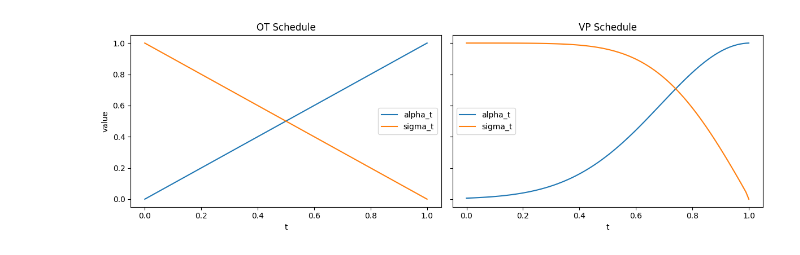
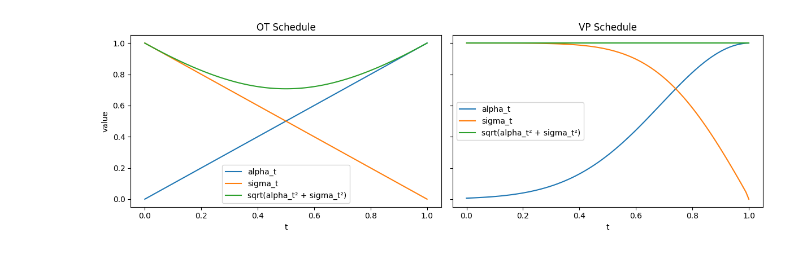
Before and after one commit to myasincifci/thesis_plots, a Jupyter notebook: fm_schedules.ipynb, the cells around one changed output. Saved outputs shown, nothing was run; the diff lists cells and outputs as text; code cells hidden in the pictures.

```diff
--- a/fm_schedules.ipynb
+++ b/fm_schedules.ipynb
@@ -11,20 +11,22 @@ vp_schedule = VPScheduler()(t)
 # %%
 fig, axes = plt.subplots(1, 2, figsize=(12, 4), sharey=True)
 
 axes[0].plot(t.numpy(), ot_schedule.alpha_t.numpy(), label='alpha_t')
 axes[0].plot(t.numpy(), ot_schedule.sigma_t.numpy(), label='sigma_t')
+axes[0].plot(t.numpy(), torch.sqrt(ot_schedule.alpha_t**2 + ot_schedule.sigma_t**2).numpy(), label='sqrt(alpha_t² + sigma_t²)')
 axes[0].set_title('OT Schedule')
 axes[0].set_xlabel('t')
 axes[0].set_ylabel('value')
 axes[0].legend()
 
 axes[1].plot(t.numpy(), vp_schedule.alpha_t.numpy(), label='alpha_t')
 axes[1].plot(t.numpy(), vp_schedule.sigma_t.numpy(), label='sigma_t')
+axes[1].plot(t.numpy(), torch.sqrt(vp_schedule.alpha_t**2 + vp_schedule.sigma_t**2).numpy(), label='sqrt(alpha_t² + sigma_t²)')
 axes[1].set_title('VP Schedule')
 axes[1].set_xlabel('t')
 axes[1].legend()
 
 plt.tight_layout()
 plt.show()
 # %% [output]
-[figure, old version]
+[figure, new version]
```
